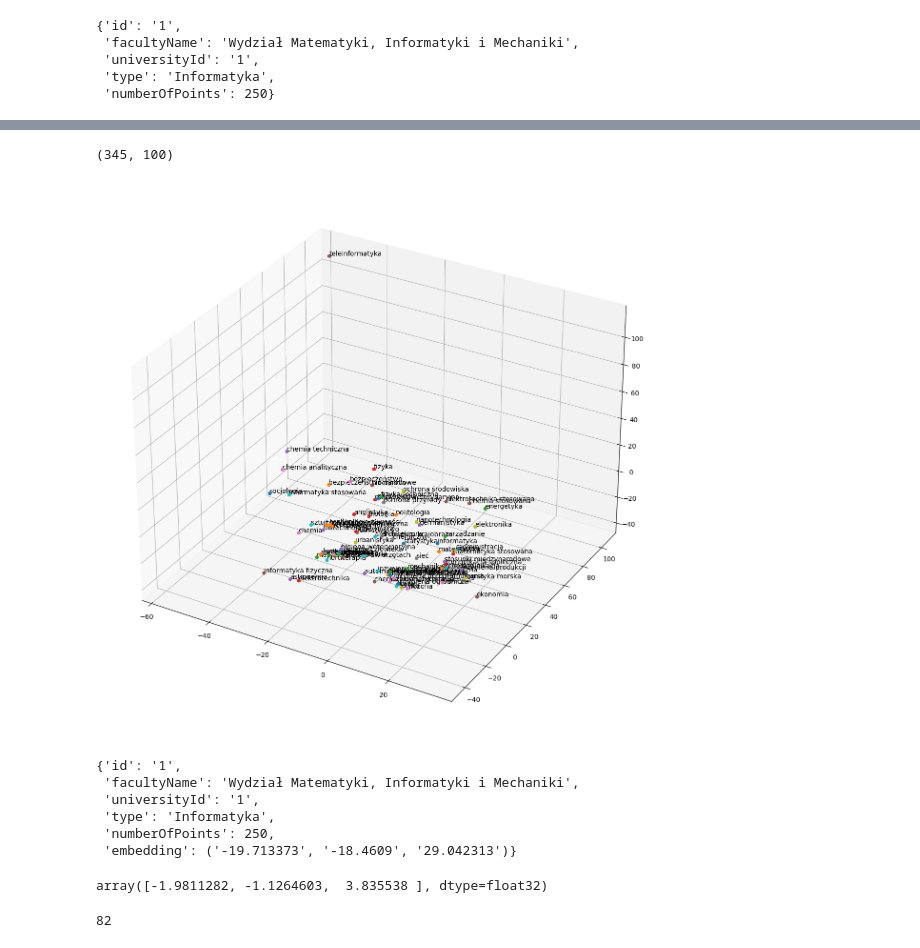
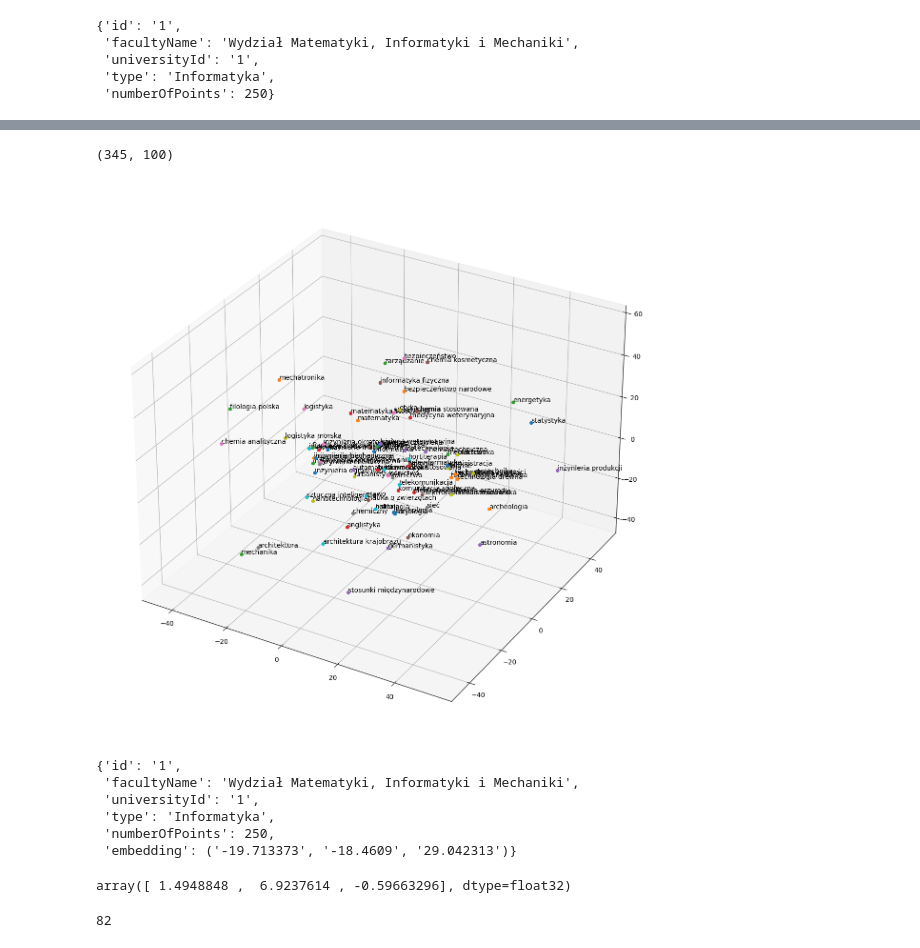
Before and after one commit to jakub-lat/hackyeah-2023, a Jupyter notebook: src/data/notebooks/embeddings.ipynb, the cells around one changed output, grey strips where cells are left out. Saved outputs shown, nothing was run; the diff lists cells and outputs as text; code cells hidden in the pictures.

```diff
--- a/src/data/notebooks/embeddings.ipynb
+++ b/src/data/notebooks/embeddings.ipynb
@@ -212,7 +212,8 @@ rules = {
 }
 def get_embed(x):
     try:
-        v = word2vec.get_vector(x)
+        v = glove.get_vector(x)
+        # v = word2vec.get_vector(x)
     except:
         v = None
     return v
@@ -240,34 +241,34 @@ for i, x in enumerate(data):
     vectors.append(v)
     labels.append(fac)
 
 assert len(vectors) == len(labels), (len(vectors), len(labels))
 vectors = np.array(vectors)
 print(vectors.shape)
 
 
 X_embedded = TSNE(
     n_components=3, learning_rate='auto',
     init='random', perplexity=2
 ).fit_transform(vectors)
 
 fig = plt.figure(figsize=(15, 15))
 ax = fig.add_subplot(projection='3d')
 all_points = []
 added_facults = {}
 for i, (x, y, z) in enumerate(X_embedded):
     # x += 0.83
     # y -= 4.01
     # z -= 0.39
     if labels[i] in added_facults:
         continue
     else:
         added_facults[labels[i]] = (str(x), str(y), str(z))
     ax.scatter(x, y, z)
     ax.text(x, y, z, labels[i])
     all_points.append([x, y ,z])
 # %% [output]
 (345, 100)
-[figure, old version]
+[figure, new version]
 # %%
 data[0]
 # %% [output]
@@ -280,7 +281,7 @@ data[0]
 # %%
 np.array(all_points).mean(axis=0)
 # %% [output]
-array([-1.9811282, -1.1264603,  3.835538 ], dtype=float32)
+array([ 1.4948848 ,  6.9237614 , -0.59663296], dtype=float32)
 # %%
 len(added_facults)
 # %% [output]
```
Also changed, not shown: parts of 3 cells of this notebook.
